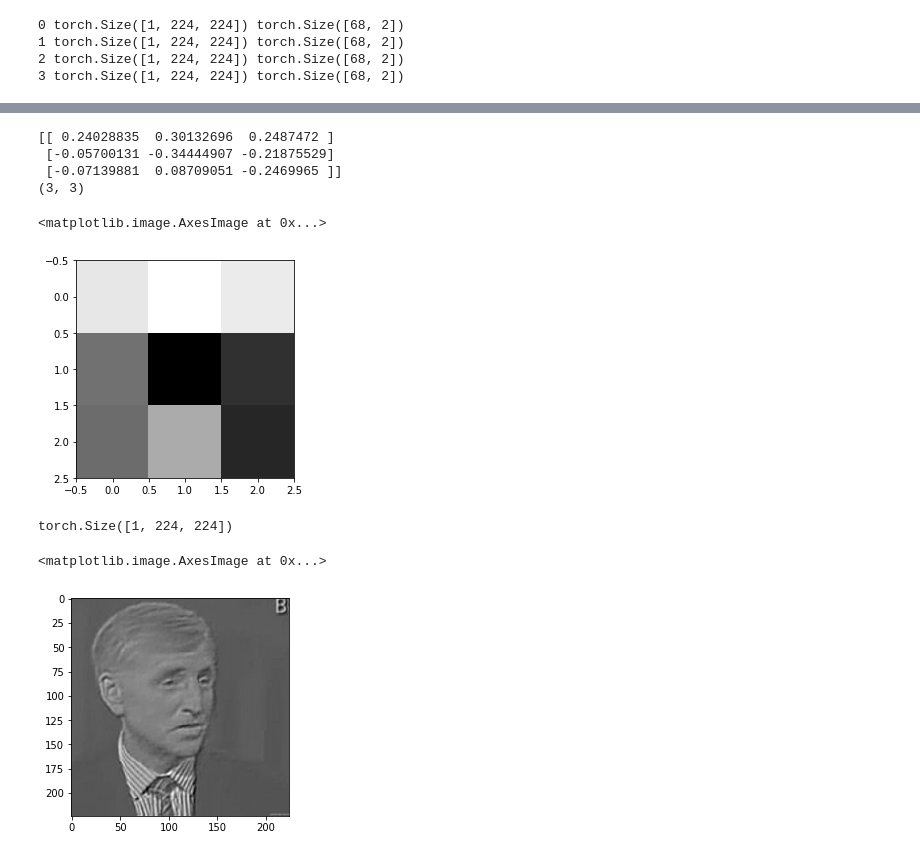
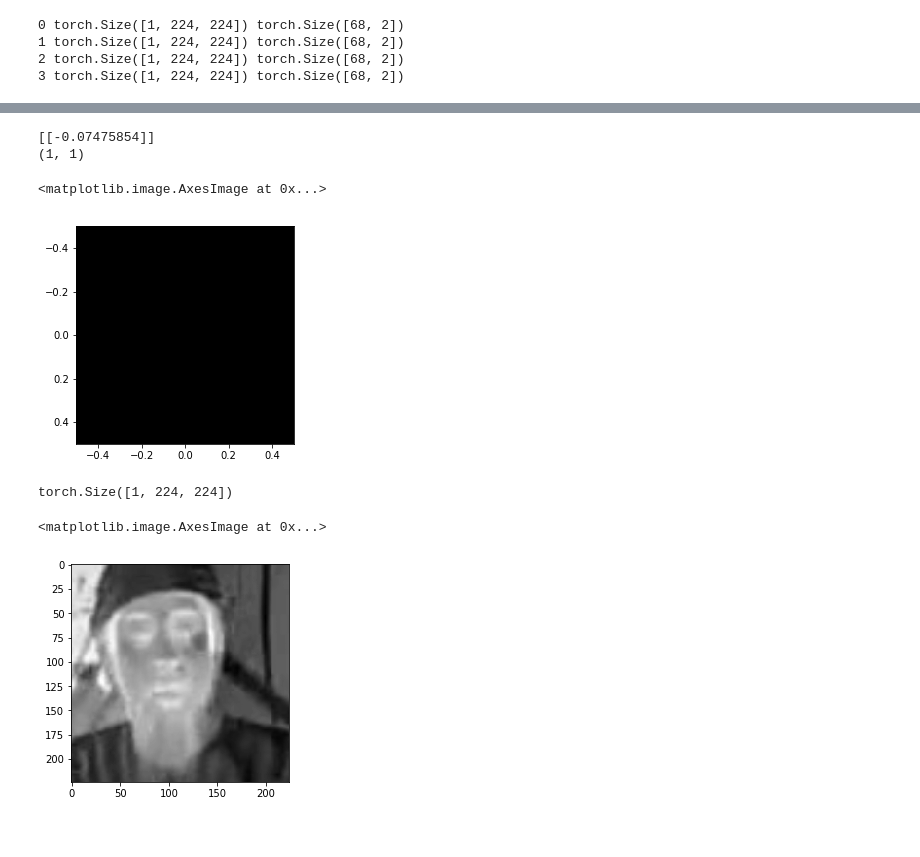
Before and after one commit to tempdeltavalue/FaceKeypointsRecognition, a Jupyter notebook: FaceRecognitionTrainingPart.ipynb, the cells around one changed output, grey strips where cells are left out. Saved outputs shown, nothing was run; the diff lists cells and outputs as text; code cells hidden in the pictures.

```diff
--- a/FaceRecognitionTrainingPart.ipynb
+++ b/FaceRecognitionTrainingPart.ipynb
@@ -238,27 +213,25 @@ model_name = 'TrainedFRModel.pt'
 
 torch.save(net.state_dict(), model_dir+model_name)
 # %%
-weights1 = net.conv1.weight.data
+weights1 = net.conv5.weight.data
 
 w = weights1.numpy()
 
 filter_index = 0
 
 print(w[filter_index][0])
 print(w[filter_index][0].shape)
 
 plt.imshow(w[filter_index][0], cmap='gray')
 # %% [output]
-[[ 0.24028835  0.30132696  0.2487472 ]
- [-0.05700131 -0.34444907 -0.21875529]
- [-0.07139881  0.08709051 -0.2469965 ]]
-(3, 3)
+[[-0.07475854]]
+(1, 1)
 <matplotlib.image.AxesImage at 0x...>
-[figure, old version]
+[figure, new version]
 # %%
 import cv2
 
-kernel = w[4][0]
+kernel = w[23][0]
 data = next(iter(test_loader))
 print(data['image'][0].shape)
 image = data['image'][0]
@@ -270,4 +243,4 @@ plt.imshow(np.squeeze(image), cmap='gray')
 # %% [output]
 torch.Size([1, 224, 224])
 <matplotlib.image.AxesImage at 0x...>
-[figure, old version]
+[figure, new version]
```
Also changed, not shown: parts of 10 cells of this notebook, 2 other files.
